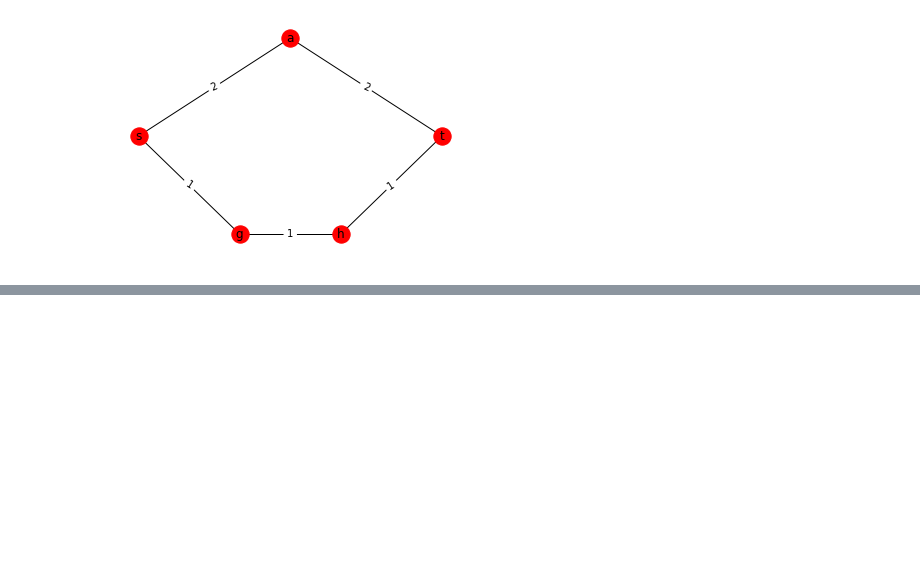
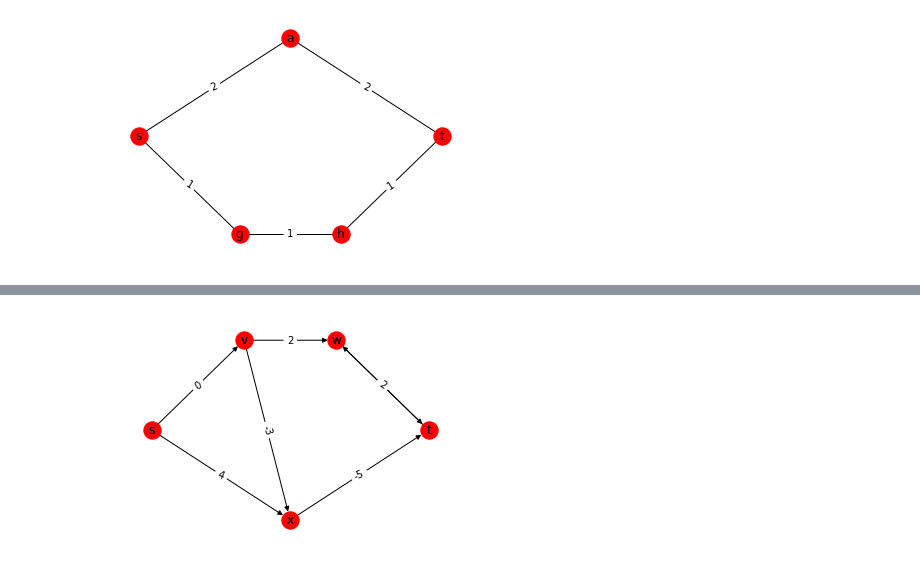
Before and after one commit to aishwarya34/AlgorithmsIlluminated, a Jupyter notebook: C4W1_29BELLMAN_FORD_ALGORITHM_30ALL_PAIRS_SHORTEST_PATHS.ipynb, the cells around one changed output, grey strips where cells are left out. Saved outputs shown, nothing was run; the diff lists cells and outputs as text; code cells hidden in the pictures; blank space fills up the shorter version.

```diff
--- a/C4W1_29BELLMAN_FORD_ALGORITHM_30ALL_PAIRS_SHORTEST_PATHS.ipynb
+++ b/C4W1_29BELLMAN_FORD_ALGORITHM_30ALL_PAIRS_SHORTEST_PATHS.ipynb
@@ -98,0 +164,89 @@ It turns out you can solve the reconstruction problem for negative cost cycles a
+# %%
+import numpy as np
+import networkx as nx
+
+def Bellman_Ford_Algorithm_dynamic(graph, A, B, nodes, i_start_vert):
+    row, col = A.shape
+    negative_cycle = False
+    early_stopped = False
+    for i in range(1, col+1):
+        if all(A[0] == A[1]):  # stopping early
+            early_stopped = True
+            break
+        A[0] = A[1]
+        B[0] = B[1]
+        for v in range(col):
+            case_sum_subproblems = []
+            case_1 = A[0][v]
+            case_1_b = B[0][v]
+            for pre in DG.predecessors(nodes[v]):
+                w = nodes.index(pre)
+                #print("i: {}, iw: {}, w: {}, v: {}, sw: {}, wv: {} ".format(i, w,nodes[w], nodes[v], A[0][w] , graph.edges[nodes[w], nodes[v]]['weight']))
+                case_sum_subproblems.append([A[0][w] + graph.edges[nodes[w], nodes[v]]['weight'], w])
+                #print(case_sum_subproblems)
+            if len(case_sum_subproblems) != 0:
+                case_2 = min(case_sum_subproblems)
+                case_2_b = case_2[1]
+                #print("case_1: {} case_2: {}".format(case_1, case_2))
+                if case_1 <= case_2[0]:
+                    A[1][v] = case_1
+                    B[1][v] = case_1_b
+                else:
+                    A[1][v] = case_2[0]
+                    B[1][v] = case_2_b
+                #print(A)
+                #print(B)
+    if any(A[0] != A[1]) and (early_stopped == False) :  # Negative Cycle Detection
+        negative_cycle = True
+    return negative_cycle
+
+
+def reconstruction_algorithm(graph, A, B, nodes, i_start_vert):
+    print("Reconstructing the shortest paths: ")
+    for v in range(len(nodes)):
+        path_node = v
+        path = []
+        while path_node != i_start_vert:
+            path.append(nodes[path_node])
+            path_node = B[1][path_node]
+        path.append(nodes[i_start_vert])
+        print("({}, {}) : {}".format(nodes[i_start_vert], nodes[v], path[::-1]))
+
+
+def Bellman_Ford_Algorithm_optimize(graph, start_vert):
+    nodes = list(graph.nodes)
+    #A = np.full((len(nodes)-1, len(nodes)), None)
+    A = np.full((2, len(nodes)), None)   # space optimization
+    B = np.full((2, len(nodes)), None)   # Reconstruction Algorithm
+    i_start_vert = nodes.index(start_vert)
+    A[1] = float('inf')
+    A[1][i_start_vert] = 0
+    B[1][i_start_vert] = i_start_vert
+    negative_cycle = Bellman_Ford_Algorithm_dynamic(graph, A, B, nodes, i_start_vert)
+    if negative_cycle == False:
+        print("A : \n{}".format(A))
+        shortest_paths = A[-1]
+        print("Shortest path distance:")
+        for idx in range(len(shortest_paths)):
+            print("({}, {}): {}".format(start_vert, nodes[idx], shortest_paths[idx]))
+        reconstruction_algorithm(graph, A, B, nodes, i_start_vert)
+    else:
+        print("Error: Negative Cycle detected in graph. Bellman-Ford Algorithm does not allow negative cycle.")
+
+
+
+
+## Negative edge cost + Reconstruction Algorithm
+DG = nx.DiGraph()
+for i,j in zip(['s', 'v', 'w', 'x', 't'],[(0, 5), (5, 10), (10, 10), (7.5, 0), (15, 5)]):
+    DG.add_node(i, pos=j)
+DG.nodes.data()
+DG.add_weighted_edges_from([('s', 'v', 0), ('v', 'w', 2), ('w', 't', 2), ('t', 'w', 2), ('s', 'x', 4), ('v', 'x', -3), ('x', 't', -5)])
+pos = nx.get_node_attributes(DG, 'pos')
+weights = nx.get_edge_attributes(DG, 'weight')
+nx.draw_networkx_edge_labels(DG, pos, edge_labels = weights)
+nx.draw_networkx_labels(DG,pos=pos)
+nx.draw(DG, pos, with_labels = True)
+start_vert = 's'
+Bellman_Ford_Algorithm_optimize(DG, start_vert)
+# %% [output]
@@ -98,0 +268 @@ It turns out you can solve the reconstruction problem for negative cost cycles a
+[figure, added]
```
Also changed, not shown: parts of 8 cells of this notebook.
